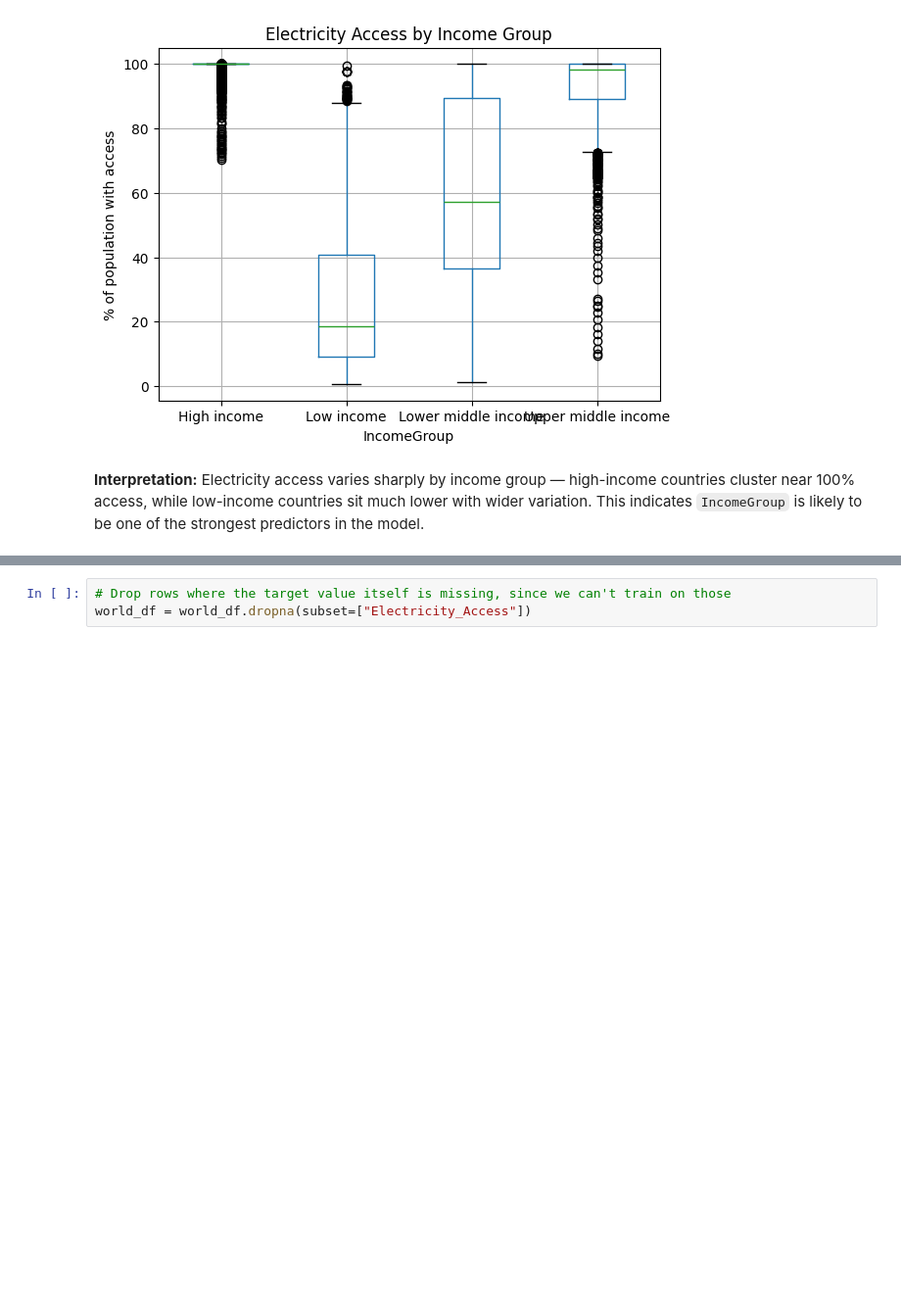
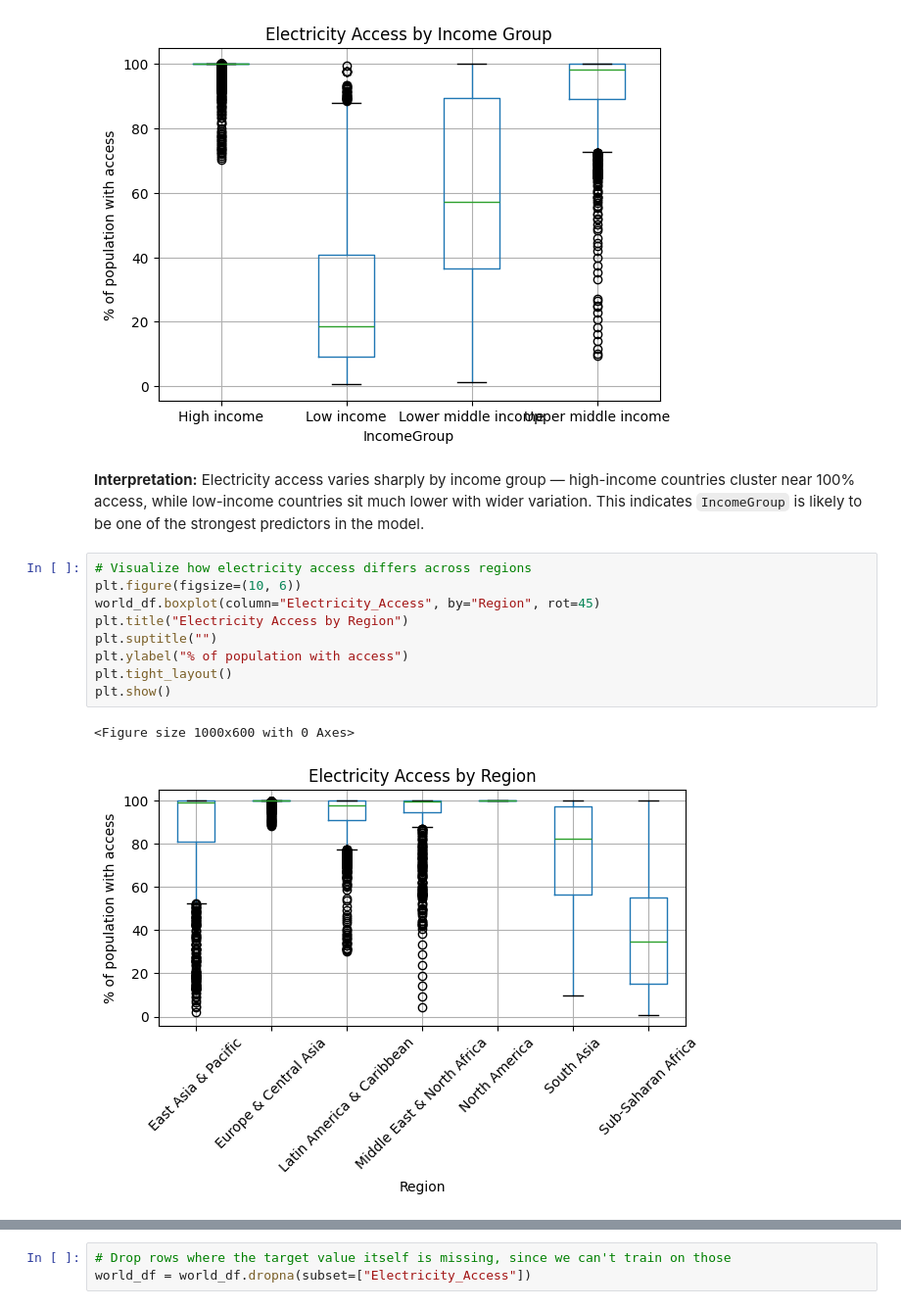
Before and after one commit to hniyongabo/linear_regression_summative, a Jupyter notebook: summative/linear_regression/multivariate.ipynb, the cells around one changed output, grey strips where cells are left out. Shown at 98% size. Saved outputs shown, nothing was run; the diff lists cells and outputs as text; blank space fills up the shorter version.

```diff
--- a/summative/linear_regression/multivariate.ipynb
+++ b/summative/linear_regression/multivariate.ipynb
@@ -150,5 +150,17 @@ plt.ylabel("% of population with access")
 plt.show()
 # %% [output]
 [figure]
-# %% [markdown]
-**Interpretation:** Electricity access varies sharply by income group — high-income countries cluster near 100% access, while low-income countries sit much lower with wider variation. This indicates `IncomeGroup` is likely to be one of the strongest predictors in the model.
+# %% [markdown]
+**Interpretation:** Electricity access varies sharply by income group — high-income countries cluster near 100% access, while low-income countries sit much lower with wider variation. This indicates `IncomeGroup` is likely to be one of the strongest predictors in the model.
+# %%
+# Visualize how electricity access differs across regions
+plt.figure(figsize=(10, 6))
+world_df.boxplot(column="Electricity_Access", by="Region", rot=45)
+plt.title("Electricity Access by Region")
+plt.suptitle("")
+plt.ylabel("% of population with access")
+plt.tight_layout()
+plt.show()
+# %% [output]
+<Figure size 1000x600 with 0 Axes>
+[figure, added]
```
Also changed, not shown: parts of 1 cell of this notebook, 1 other file.
